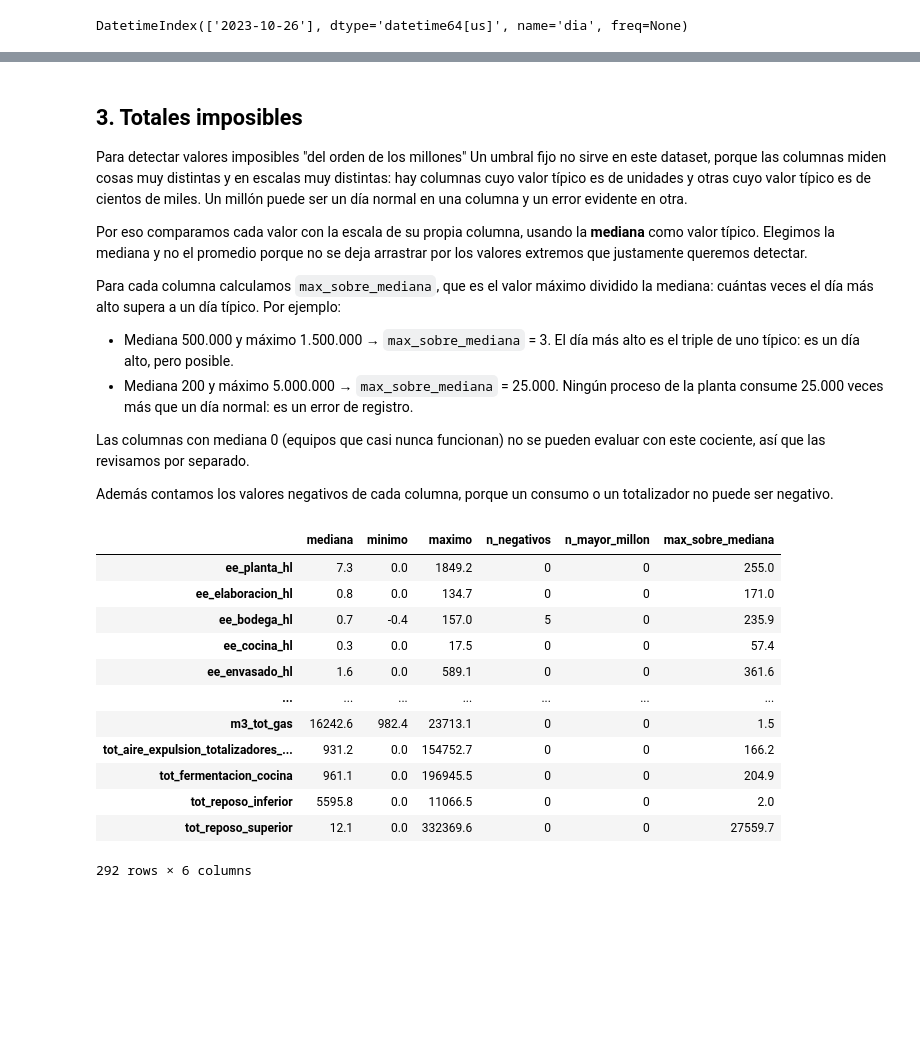
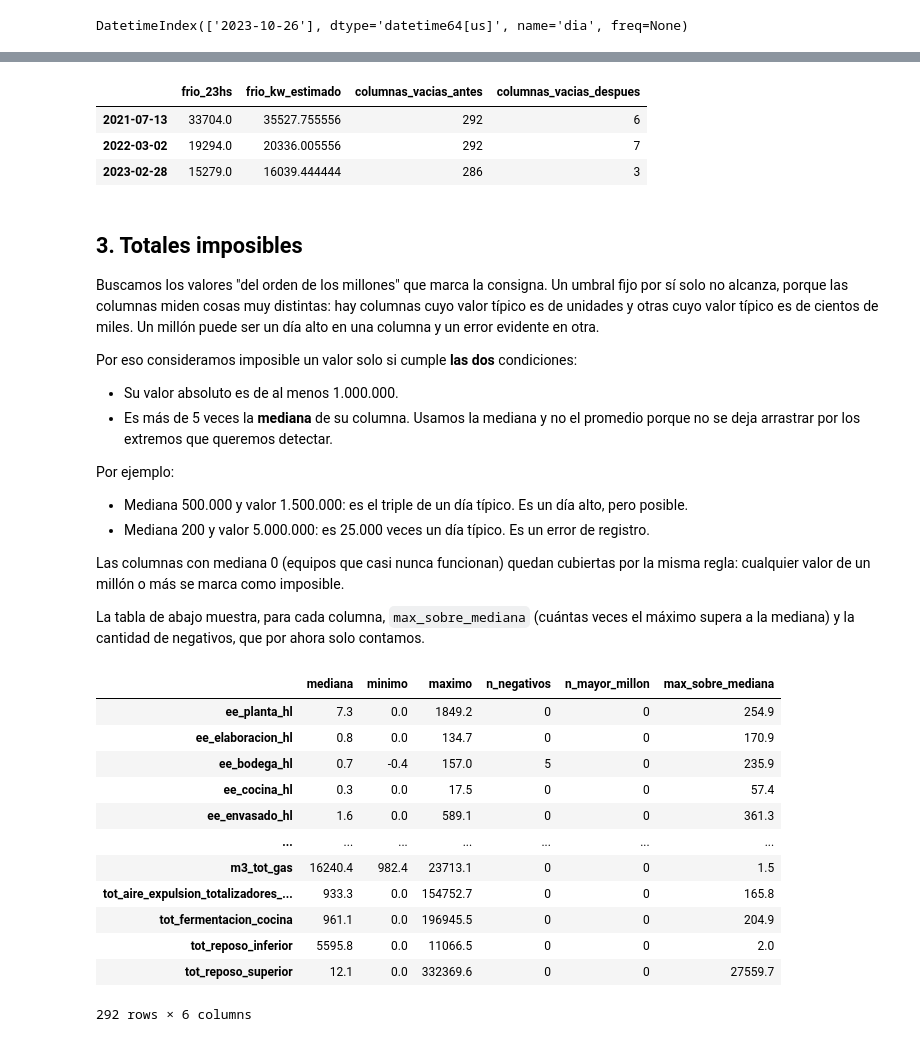
Before and after one commit to franbaudra/cervecera, a Jupyter notebook: notebooks/preprocesamiento.ipynb, the cells around one changed output, grey strips where cells are left out. Saved outputs shown, nothing was run; the diff lists cells and outputs as text; code cells hidden in the pictures; blank space fills up the shorter version.

Commit message:
Limpieza: estima días hasta las 23:00, trata totales imposibles y recupera frio_kw del 2021-03-31

```diff
--- a/notebooks/preprocesamiento.ipynb
+++ b/notebooks/preprocesamiento.ipynb
@@ -151,0 +160,27 @@ faltantes_del_dia
+# %%
+import sys
+sys.path.append(str(Path("..") / "src"))
+from eda_1_1_auxiliar import a_snake_case, snake_case_unicas, limpiar_numericas
+
+DIAS_HASTA_LAS_23 = pd.to_datetime(["2021-07-13", "2022-03-02", "2023-02-28"])
+H_2359 = pd.Timedelta("23:59:00")
+H_23 = pd.Timedelta("23:00:00")
+
+hojas = pd.read_excel(carpeta_datos / "Totalizadores Planta - 2021_2023.xlsx", sheet_name=None, engine="calamine")
+
+horarias = {}
+for hoja, h in hojas.items():
+    h.columns = snake_case_unicas(list(h.columns))
+    if not {"dia", "hora"}.issubset(h.columns):
+        continue
+    h, _ = limpiar_numericas(h)
+    h["dia"] = pd.to_datetime(h["dia"], errors="coerce").dt.normalize()
+    # Los segundos varían (05:00:01), por eso se redondea al minuto
+    h["t"] = pd.to_timedelta(h["hora"].astype(str), errors="coerce").dt.floor("min")
+    h = h.dropna(subset=["dia", "t"])
+    # Si la hora vuelve a bajar empieza otro día apilado: nos quedamos con el primero de cada fecha
+    bloque = (h.groupby("dia")["t"].diff() < pd.Timedelta(0)).groupby(h["dia"]).cumsum()
+    horarias[a_snake_case(hoja)] = h[bloque == 0]
+
+ee = horarias["consolidado_ee"]
+ee[ee["dia"].isin(DIAS_HASTA_LAS_23) & (ee["t"] >= pd.Timedelta("22:00:00"))][["dia", "hora", "frio_kw"]]
@@ -152,41 +318,65 @@ faltantes_del_dia
+# %%
+# Se junta el DataFrame en un solo bloque de memoria antes de agregar la columna
+df = df.copy()
+df["dia_estimado_23h"] = 0
+df.loc[DIAS_HASTA_LAS_23, "dia_estimado_23h"] = 1
+
+valores_estimados = pd.DataFrame(estimados).reindex(columns=df.columns)
+vacias_antes = df.loc[DIAS_HASTA_LAS_23].isna().sum(axis=1)
+df.loc[DIAS_HASTA_LAS_23] = df.loc[DIAS_HASTA_LAS_23].fillna(valores_estimados)
+
+pd.DataFrame({
+    "frio_23hs": foto(ee, H_23, "frio_kw").reindex(DIAS_HASTA_LAS_23),
+    "frio_kw_estimado": df.loc[DIAS_HASTA_LAS_23, "frio_kw"],
+    "columnas_vacias_antes": vacias_antes,
+    "columnas_vacias_despues": df.loc[DIAS_HASTA_LAS_23].isna().sum(axis=1),
+})
+# %% [output]
+|  | frio_23hs | frio_kw_estimado | columnas_vacias_antes | columnas_vacias_despues |
+| 2021-07-13 | 33704.0 | 35527.755556 | 292 | 6 |
+| 2022-03-02 | 19294.0 | 20336.005556 | 292 | 7 |
+| 2023-02-28 | 15279.0 | 16039.444444 | 286 | 3 |
 # %% [markdown]
 ## 3. Totales imposibles
 
-Para detectar valores imposibles "del orden de los millones" Un umbral fijo  no sirve en este dataset, porque las columnas miden cosas muy distintas y en escalas muy distintas: hay columnas cuyo valor típico es de unidades y otras cuyo valor típico es de cientos de miles. Un millón puede ser un día normal en una columna y un error evidente en otra.
+Buscamos los valores "del orden de los millones" que marca la consigna. Un umbral fijo por sí solo no alcanza, porque las columnas miden cosas muy distintas: hay columnas cuyo valor típico es de unidades y otras cuyo valor típico es de cientos de miles. Un millón puede ser un día alto en una columna y un error evidente en otra.
 
-Por eso comparamos cada valor con la escala de su propia columna, usando la **mediana** como valor típico. Elegimos la mediana y no el promedio porque no se deja arrastrar por los valores extremos que justamente queremos detectar.
+Por eso consideramos imposible un valor solo si cumple **las dos** condiciones:
 
-Para cada columna calculamos `max_sobre_mediana`, que es el valor máximo dividido la mediana: cuántas veces el día más alto supera a un día típico. Por ejemplo:
+- Su valor absoluto es de al menos 1.000.000.
+- Es más de 5 veces la **mediana** de su columna. Usamos la mediana y no el promedio porque no se deja arrastrar por los extremos que queremos detectar.
 
-- Mediana 500.000 y máximo 1.500.000 → `max_sobre_mediana` = 3. El día más alto es el triple de uno típico: es un día alto, pero posible.
-- Mediana 200 y máximo 5.000.000 → `max_sobre_mediana` = 25.000. Ningún proceso de la planta consume 25.000 veces más que un día normal: es un error de registro.
+Por ejemplo:
 
-Las columnas con mediana 0 (equipos que casi nunca funcionan) no se pueden evaluar con este cociente, así que las revisamos por separado.
+- Mediana 500.000 y valor 1.500.000: es el triple de un día típico. Es un día alto, pero posible.
+- Mediana 200 y valor 5.000.000: es 25.000 veces un día típico. Es un error de registro.
 
-Además contamos los valores negativos de cada columna, porque un consumo o un totalizador no puede ser negativo.
+Las columnas con mediana 0 (equipos que casi nunca funcionan) quedan cubiertas por la misma regla: cualquier valor de un millón o más se marca como imposible.
+
+La tabla de abajo muestra, para cada columna, `max_sobre_mediana` (cuántas veces el máximo supera a la mediana) y la cantidad de negativos, que por ahora solo contamos.
 # %%
-datos = df.drop(columns=["dia_vacio", "frio_kw_siguiente"], errors="ignore")
+datos = df.drop(columns=["dia_vacio", "dia_estimado_23h", "frio_kw_siguiente"], errors="ignore")
 
 resumen_valores = pd.DataFrame({
     "mediana": datos.median(),
     "minimo": datos.min(),
     "maximo": datos.max(),
     "n_negativos": (datos < 0).sum(),
     "n_mayor_millon": (datos.abs() >= 1e6).sum(),
 })
 # Cuántas veces el máximo supera al valor típico de la columna
 resumen_valores["max_sobre_mediana"] = resumen_valores["maximo"] / resumen_valores["mediana"].replace(0, np.nan)
 resumen_valores.round(1)
 # %% [output]
 |  | mediana | minimo | maximo | n_negativos | n_mayor_millon | max_sobre_mediana |
-| ee_planta_hl | 7.3 | 0.0 | 1849.2 | 0 | 0 | 255.0 |
-| ee_elaboracion_hl | 0.8 | 0.0 | 134.7 | 0 | 0 | 171.0 |
+| ee_planta_hl | 7.3 | 0.0 | 1849.2 | 0 | 0 | 254.9 |
+| ee_elaboracion_hl | 0.8 | 0.0 | 134.7 | 0 | 0 | 170.9 |
 | ee_bodega_hl | 0.7 | -0.4 | 157.0 | 5 | 0 | 235.9 |
 | ee_cocina_hl | 0.3 | 0.0 | 17.5 | 0 | 0 | 57.4 |
-| ee_envasado_hl | 1.6 | 0.0 | 589.1 | 0 | 0 | 361.6 |
+| ee_envasado_hl | 1.6 | 0.0 | 589.1 | 0 | 0 | 361.3 |
 | ... | ... | ... | ... | ... | ... | ... |
-| m3_tot_gas | 16242.6 | 982.4 | 23713.1 | 0 | 0 | 1.5 |
-| tot_aire_expulsion_totalizadores_... | 931.2 | 0.0 | 154752.7 | 0 | 0 | 166.2 |
+| m3_tot_gas | 16240.4 | 982.4 | 23713.1 | 0 | 0 | 1.5 |
+| tot_aire_expulsion_totalizadores_... | 933.3 | 0.0 | 154752.7 | 0 | 0 | 165.8 |
 | tot_fermentacion_cocina | 961.1 | 0.0 | 196945.5 | 0 | 0 | 204.9 |
 | tot_reposo_inferior | 5595.8 | 0.0 | 11066.5 | 0 | 0 | 2.0 |
 | tot_reposo_superior | 12.1 | 0.0 | 332369.6 | 0 | 0 | 27559.7 |
```
Also changed, not shown: parts of 32 cells of this notebook.
